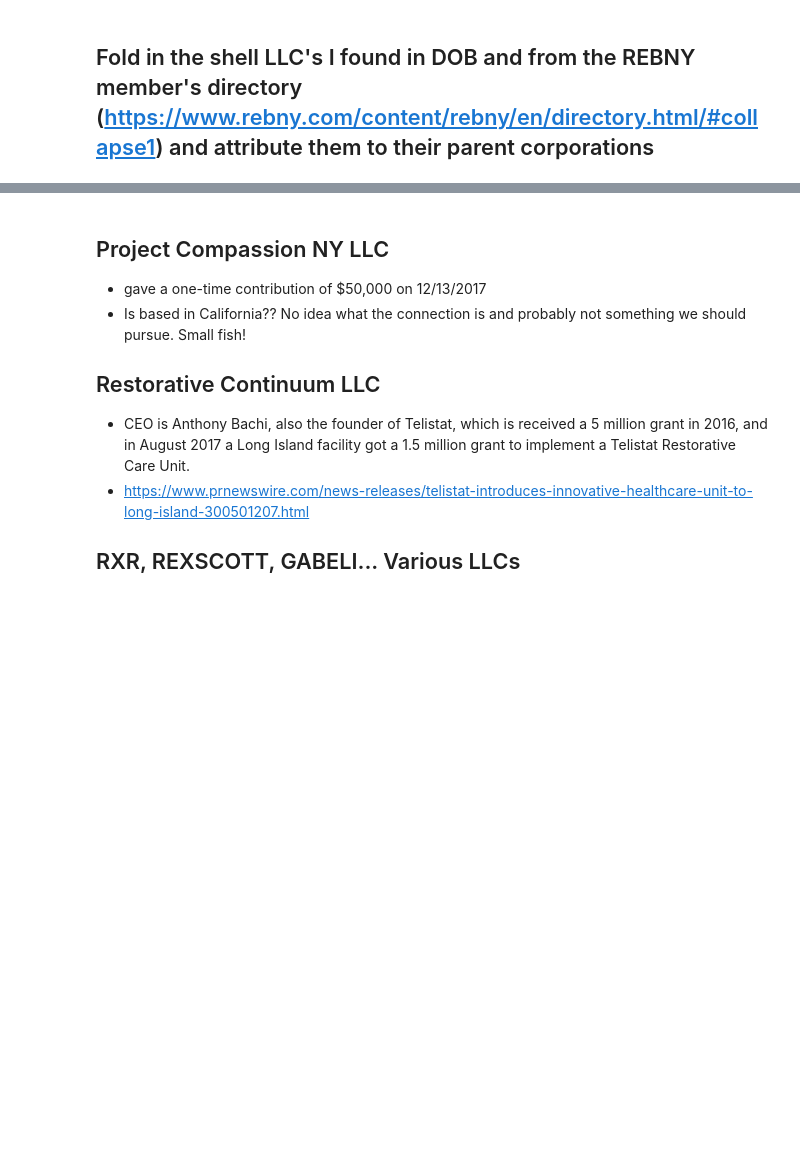
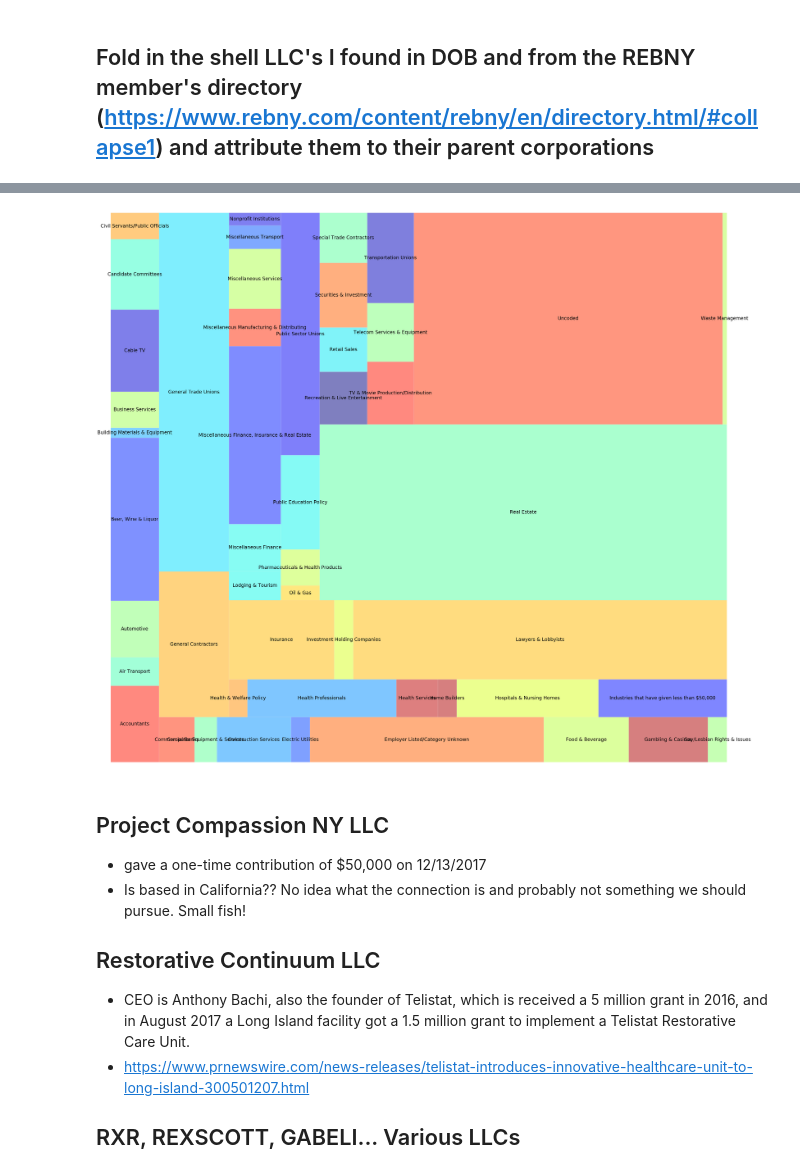
Before and after one commit to kromreig/warchest_cuomo_indy, a Jupyter notebook: Cuomo_Campaign_Finance.ipynb, the cells around one changed output, grey strips where cells are left out. Cells and saved outputs as stored; diff of their text form; code cells hidden in the pictures; blank space fills up the shorter version.

```diff
--- a/Cuomo_Campaign_Finance.ipynb
+++ b/Cuomo_Campaign_Finance.ipynb
@@ -380,3 +545,15 @@ df_warchest[df_warchest['Parent_Org_or_Employer'].str.contains("REBNY", na=False
+# %%
+squares = df_warchest.groupby('General_Industry')['Amount_boe'].sum().to_frame().reset_index()
+squares.loc[squares['Amount_boe']<50000, 'General_Industry']='Industries that have given less than $50,000'
+squares = squares.groupby('General_Industry')['Amount_boe'].sum().to_frame().reset_index()
+# %%
+# If you have a data frame?
+plt.figure(figsize=(50,50))
+squarify.plot(sizes=squares['Amount_boe'], label=squares['General_Industry'], alpha=.5 )
+plt.axis('off')
+plt.show()
+# %% [output]
+[figure, added]
 # %% [markdown]
 ## Project Compassion NY LLC
 - gave a one-time contribution of $50,000 on 12/13/2017
```
Also changed, not shown: parts of 31 cells of this notebook.
